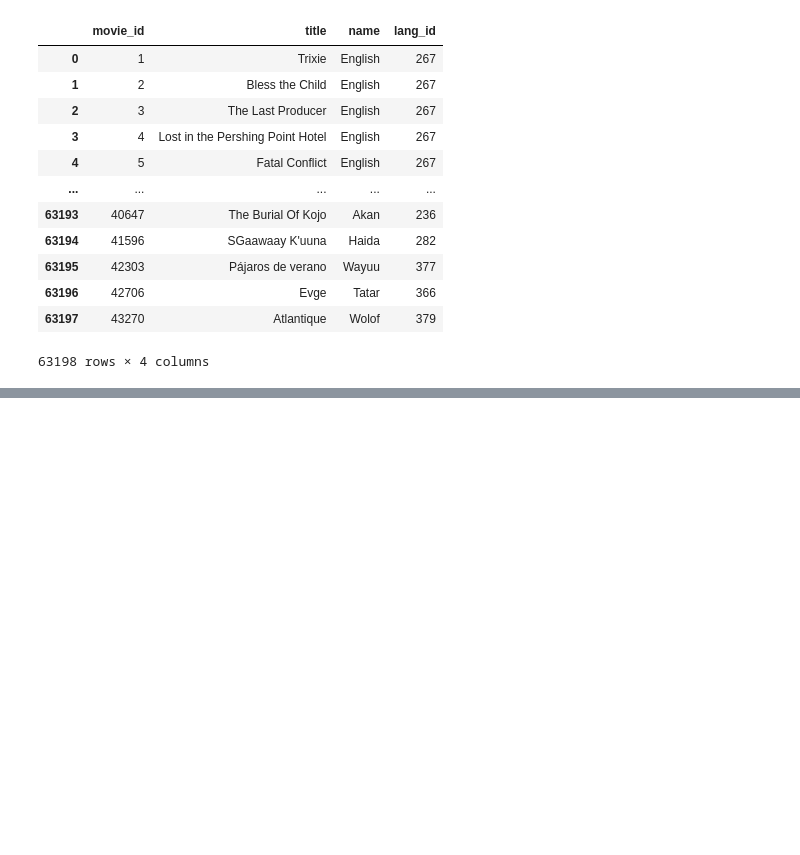
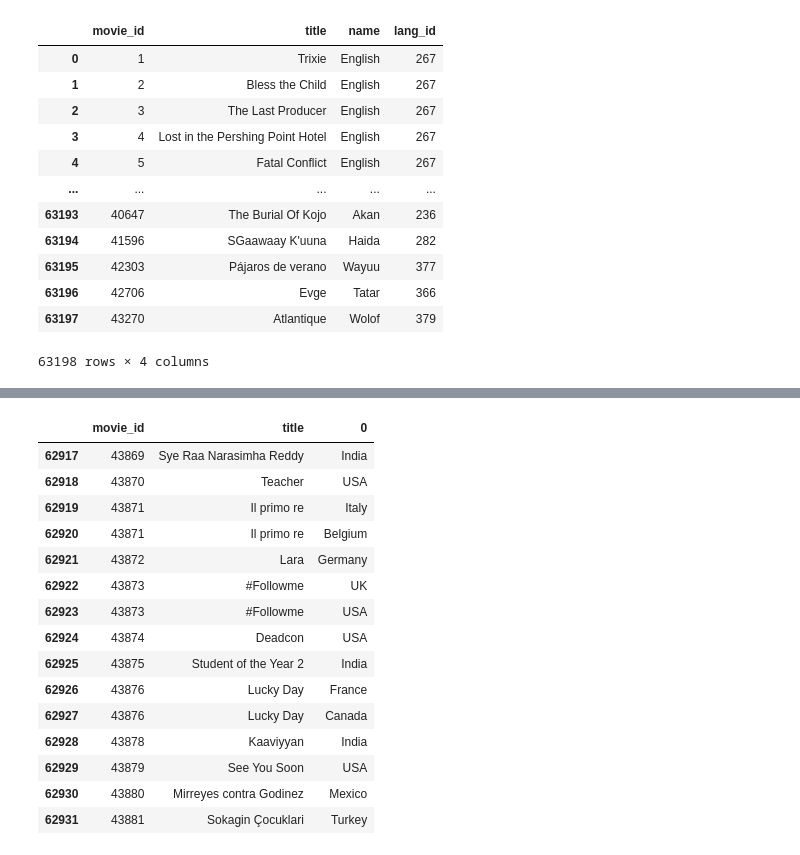
Before and after one commit to eriklockwood/team1_etl_project, a Jupyter notebook: data_transforming_maria.ipynb, the cells around one changed output, grey strips where cells are left out. Saved outputs shown, nothing was run; the diff lists cells and outputs as text; code cells hidden in the pictures; blank space fills up the shorter version.

```diff
--- a/data_transforming_maria.ipynb
+++ b/data_transforming_maria.ipynb
@@ -258,0 +261,5 @@ lang_movies_table
+# %%
+#selecting only country and title column
+country_df = movies_filtered[["country","title"]].copy()
+country_df.rename(columns={"country":"name"}, inplace= True)
+country_df
@@ -258,0 +280,4 @@ lang_movies_table
+# %%
+# normalize laguage names
+country_normalized= country_df.set_index('title').name.str.split(',', expand=True).stack().reset_index('title')
+country_normalized
@@ -258,0 +392,22 @@ lang_movies_table
+# %%
+#merge dataframes on "title"
+countr_movie_merge= pd.merge(select_imdb_movies_df,country_normalized, on="title").copy()
+countr_movie_merge= countr_movie_merge[["movie_id","title",0]]
+countr_movie_merge.tail(15)
+# %% [output]
+|  | movie_id | title | 0 |
+| 62917 | 43869 | Sye Raa Narasimha Reddy | India |
+| 62918 | 43870 | Teacher | USA |
+| 62919 | 43871 | Il primo re | Italy |
+| 62920 | 43871 | Il primo re | Belgium |
+| 62921 | 43872 | Lara | Germany |
+| 62922 | 43873 | #Followme | UK |
+| 62923 | 43873 | #Followme | USA |
+| 62924 | 43874 | Deadcon | USA |
+| 62925 | 43875 | Student of the Year 2 | India |
+| 62926 | 43876 | Lucky Day | France |
+| 62927 | 43876 | Lucky Day | Canada |
+| 62928 | 43878 | Kaaviyyan | India |
+| 62929 | 43879 | See You Soon | USA |
+| 62930 | 43880 | Mirreyes contra Godinez | Mexico |
+| 62931 | 43881 | Sokagin Çocuklari | Turkey |
```
Also changed, not shown: parts of 29 cells of this notebook.
